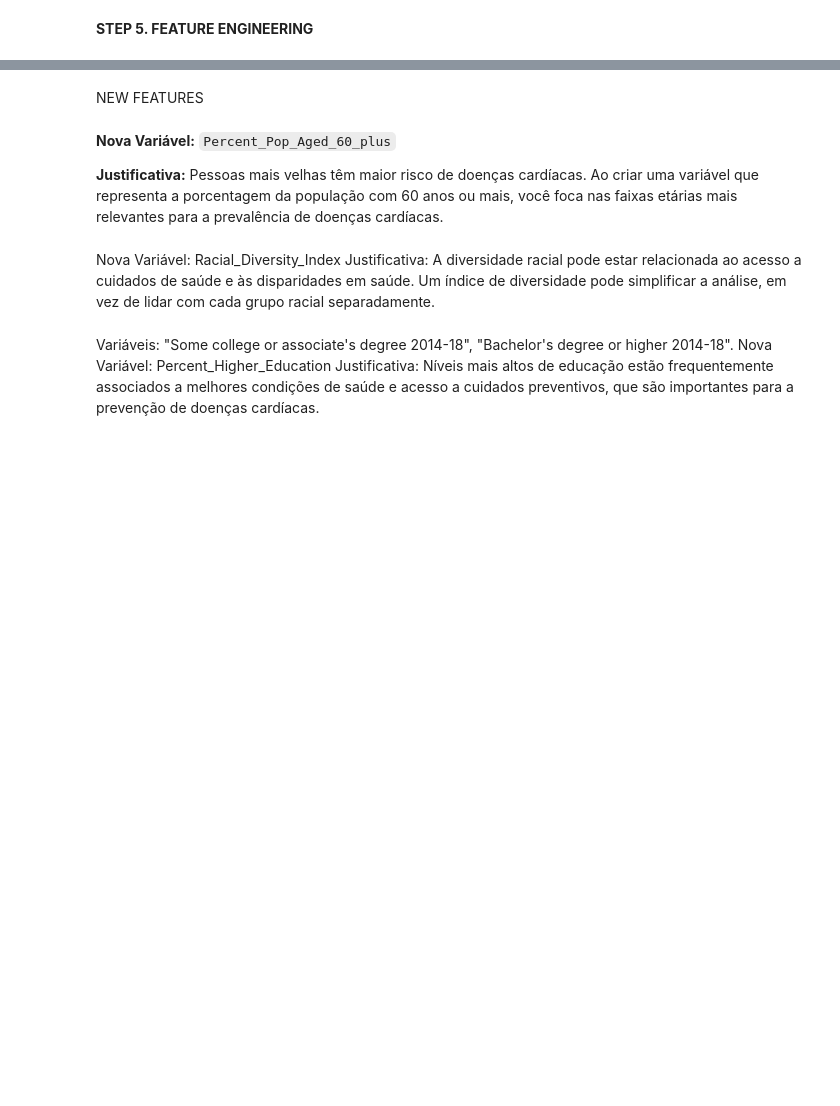
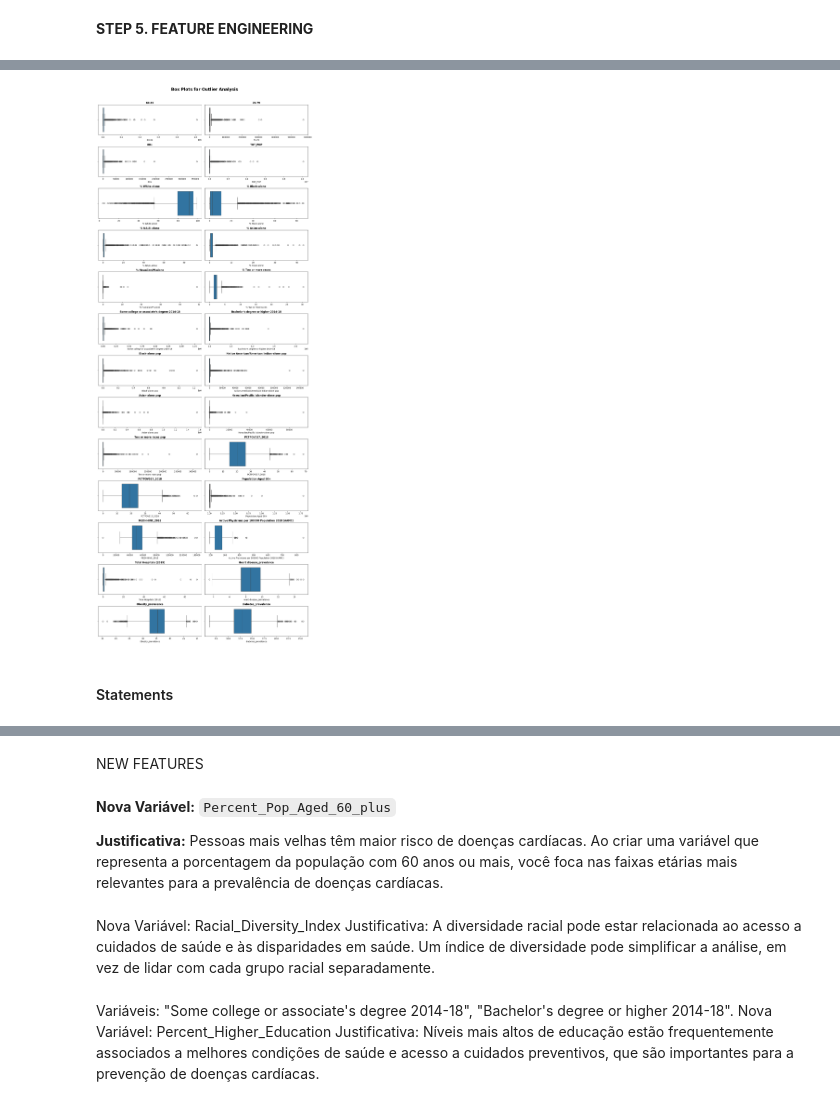
Before and after one commit to RitaViegas/RitaViegas---Project-Regularized-Linear.-Reg.----main, a Jupyter notebook: src/explore.ipynb, the cells around one changed output, grey strips where cells are left out. Drawn from its saved outputs; the diff is of its cells as text; code cells hidden in the pictures; blank space fills up the shorter version.

Commit message:
outlier limits - done

```diff
--- a/src/explore.ipynb
+++ b/src/explore.ipynb
@@ -787,0 +790,43 @@ plt.show()
+# %%
+outlier_variables = [
+    # Variables for creating new features
+    '60-69', '70-79', '80+', 'TOT_POP',
+    '% White-alone', '% Black-alone', '% NA/AI-alone', '% Asian-alone',
+    '% Hawaiian/PI-alone', '% Two or more races',
+    "Some college or associate's degree 2014-18", "Bachelor's degree or higher 2014-18",
+    'Black-alone pop', 'Native American/American Indian-alone pop',
+    'Asian-alone pop', 'Hawaiian/Pacific Islander-alone pop',
+    'Two or more races pop', 'PCTPOV017_2018', 'PCTPOV517_2018',
+
+    # Variables selected for analysis
+    'Population Aged 60+', 'MEDHHINC_2018',
+    'Active Physicians per 100000 Population 2018 (AAMC)',
+    'Total Hospitals (2019)', 'Heart disease_prevalence',
+    'Obesity_prevalence', 'diabetes_prevalence'
+]
+# %%
+import math
+
+# Configuração do layout dos subplots
+num_vars = len(outlier_variables)
+num_rows = math.ceil(num_vars / 2)  # 2 colunas, calcula as linhas necessárias
+
+fig, axes = plt.subplots(num_rows, 2, figsize=(15, num_rows * 3))
+fig.suptitle('Box Plots for Outlier Analysis', fontsize=20, fontweight='bold')
+
+# Itera sobre as variáveis e cria os box plots
+for i, var in enumerate(outlier_variables):
+    row, col = divmod(i, 2)  # Calcula a posição de cada variável nos subplots
+    sns.boxplot(ax=axes[row, col], data=df_n, x=var)
+    axes[row, col].set_title(var, fontweight='bold')
+
+# Remove eixos vazios se o número de variáveis for ímpar
+if num_vars % 2 != 0:
+    fig.delaxes(axes[-1, -1])
+
+plt.tight_layout(rect=[0, 0, 1, 0.97])
+plt.show()
+# %% [output]
+[figure, added]
+# %% [markdown]
+#### Statements
```
Also changed, not shown: parts of 9 cells of this notebook, 20 other files.
